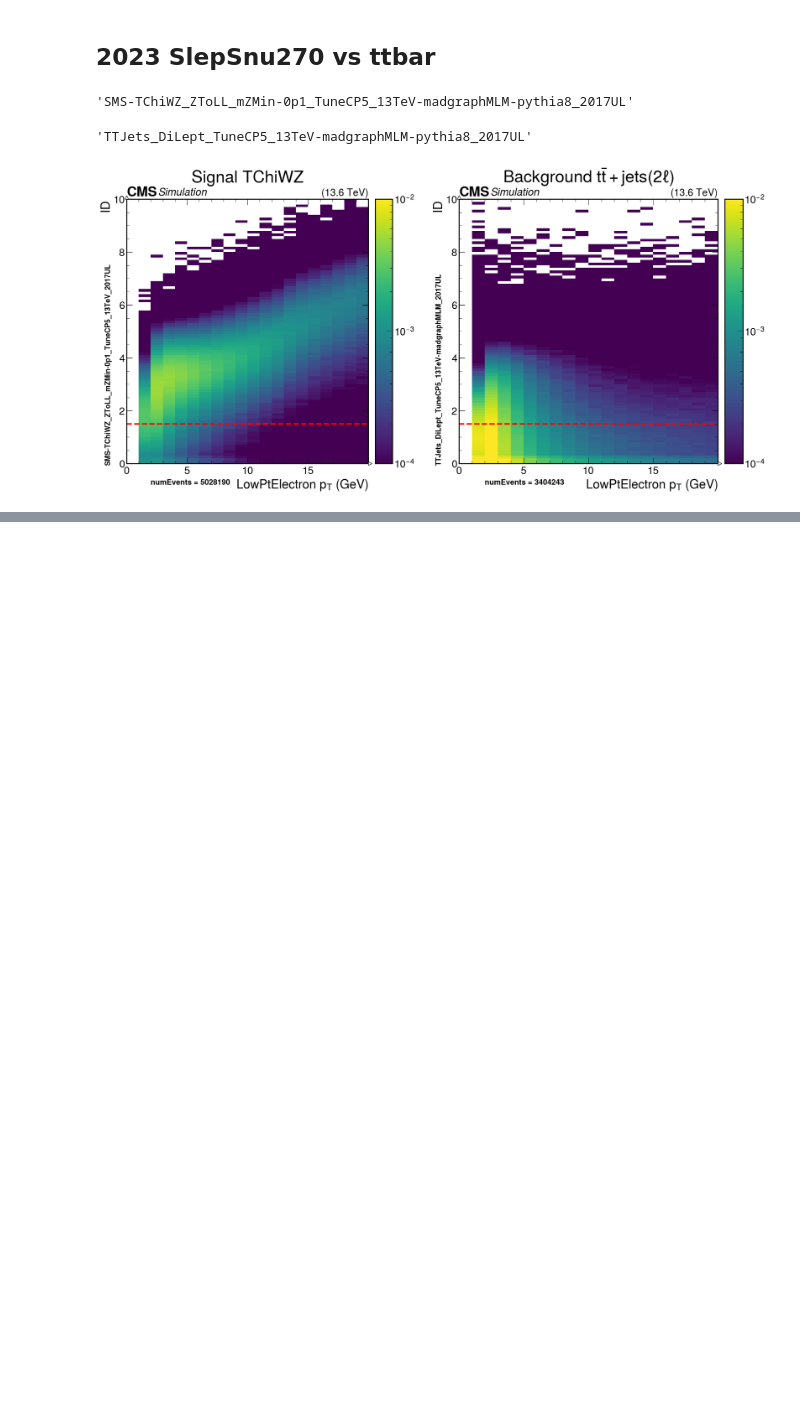
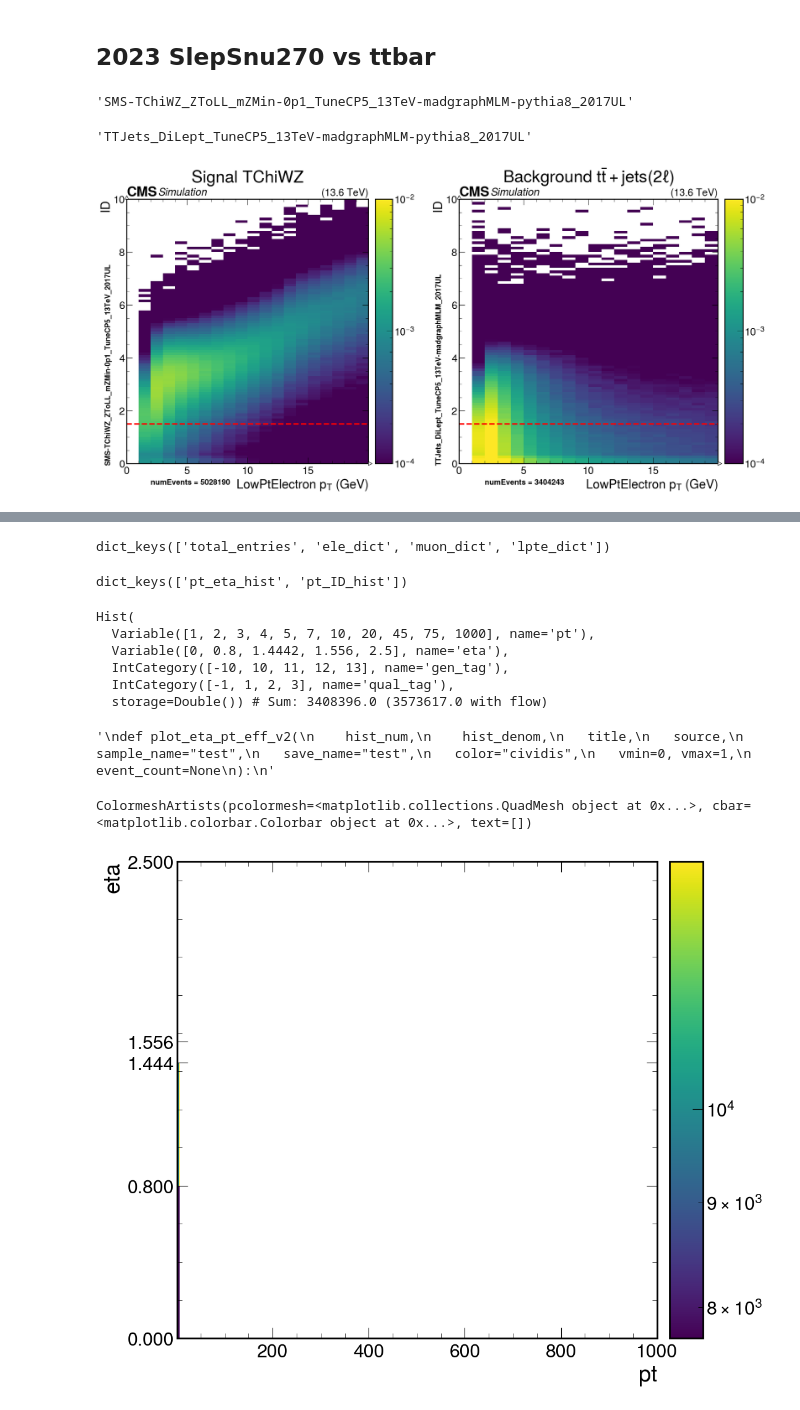
Before and after one commit to derekgrove/dwg_experimental, a Jupyter notebook: notebooks/new_AN_plots/analyze_hists_lpte_UL.ipynb, the cells around one changed output, grey strips where cells are left out. Drawn from its saved outputs; the diff is of its cells as text; code cells hidden in the pictures; blank space fills up the shorter version.

```diff
--- a/notebooks/new_AN_plots/analyze_hists_lpte_UL.ipynb
+++ b/notebooks/new_AN_plots/analyze_hists_lpte_UL.ipynb
@@ -280,0 +335,17 @@ fig.savefig('ID_vs_pt_signal_vs_background_17UL.pdf')
+# %%
+results[list(results.keys())[0]].keys()
+# %% [output]
+dict_keys(['total_entries', 'ele_dict', 'muon_dict', 'lpte_dict'])
+# %%
+results[list(results.keys())[0]]['lpte_dict'].keys()
+# %% [output]
+dict_keys(['pt_eta_hist', 'pt_ID_hist'])
+# %%
+results[list(results.keys())[0]]['lpte_dict']['pt_eta_hist']
+# %% [output]
+Hist(
+  Variable([1, 2, 3, 4, 5, 7, 10, 20, 45, 75, 1000], name='pt'),
+  Variable([0, 0.8, 1.4442, 1.556, 2.5], name='eta'),
+  IntCategory([-10, 10, 11, 12, 13], name='gen_tag'),
+  IntCategory([-1, 1, 2, 3], name='qual_tag'),
+  storage=Double()) # Sum: 3408396.0 (3573617.0 with flow)
@@ -280,0 +354,21 @@ fig.savefig('ID_vs_pt_signal_vs_background_17UL.pdf')
+# %%
+"""
+def plot_eta_pt_eff_v2(
+    hist_num,
+    hist_denom,
+   title,
+   source,
+   sample_name="test",
+   save_name="test",
+   color="cividis",
+   vmin=0, vmax=1,
+   event_count=None
+):
+"""
+# %% [output]
+'\ndef plot_eta_pt_eff_v2(\n    hist_num,\n    hist_denom,\n   title,\n   source,\n   sample_name="test",\n   save_name="test",\n   color="cividis",\n   vmin=0, vmax=1,\n   event_count=None\n):\n'
+# %%
+results[list(results.keys())[0]]['lpte_dict']['pt_eta_hist'][:,:, 10j, 1j].plot(norm=colors.LogNorm())
+# %% [output]
+ColormeshArtists(pcolormesh=<matplotlib.collections.QuadMesh object at 0x...>, cbar=<matplotlib.colorbar.Colorbar object at 0x...>, text=[])
+[figure, added]
```
Also changed, not shown: parts of 18 cells of this notebook, 38 other files.
